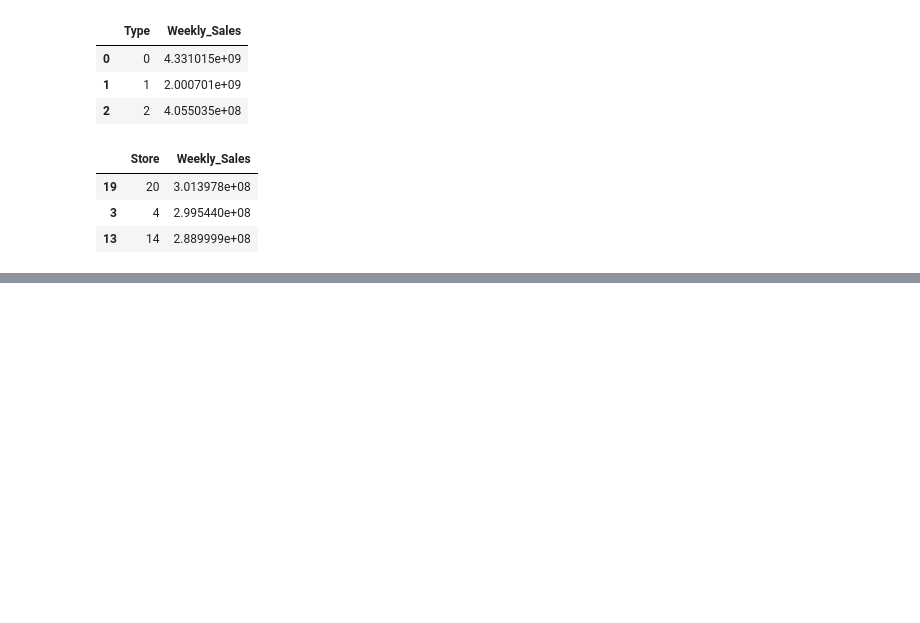
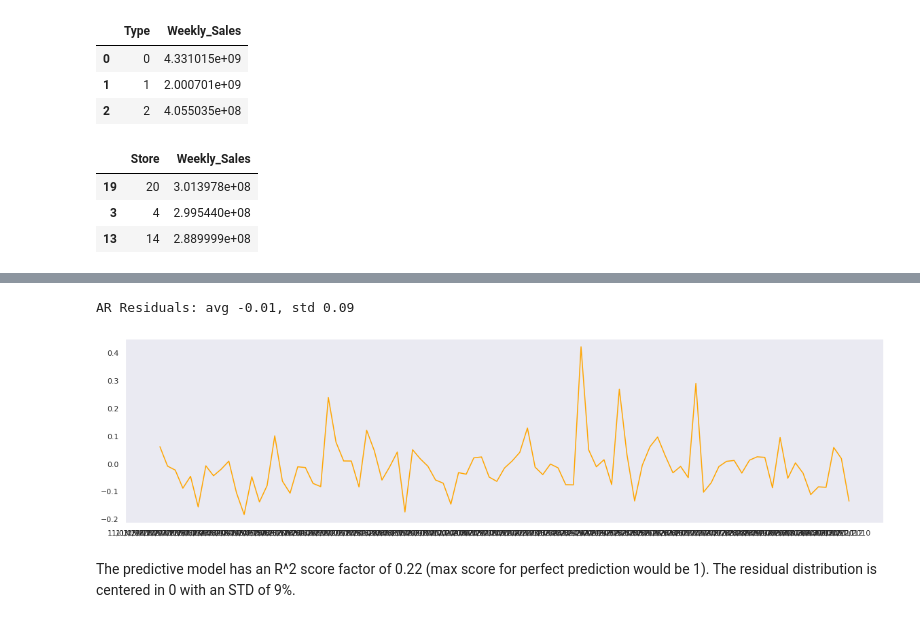
Before and after one commit to Sinethemba-nongqoto/Research-project, a Jupyter notebook: Analysis_0f_Results.ipynb, the cells around one changed output, grey strips where cells are left out. Cells and saved outputs as stored; diff of their text form; code cells hidden in the pictures; blank space fills up the shorter version.

```diff
--- a/Analysis_0f_Results.ipynb
+++ b/Analysis_0f_Results.ipynb
@@ -219,0 +273,16 @@ sales_df_top_stores.sort_values('Weekly_Sales', ascending=False)[:3]
+# %%
+diff=(st['Weekly_Sales']-pred[0])/st['Weekly_Sales']
+
+print('AR Residuals: avg %.2f, std %.2f' % (diff.mean(), diff.std()))
+
+plt.figure(figsize=(20,5))
+plt.plot(diff, c='orange')
+plt.grid()
+plt.show()
+# %% [output]
+AR Residuals: avg -0.01, std 0.09
+[figure, added]
+# %% [markdown]
+
+
+The predictive model has an R^2 score factor of 0.22 (max score for perfect prediction would be 1). The residual distribution is centered in 0 with an STD of 9%.
```
Also changed, not shown: parts of 27 cells of this notebook.
